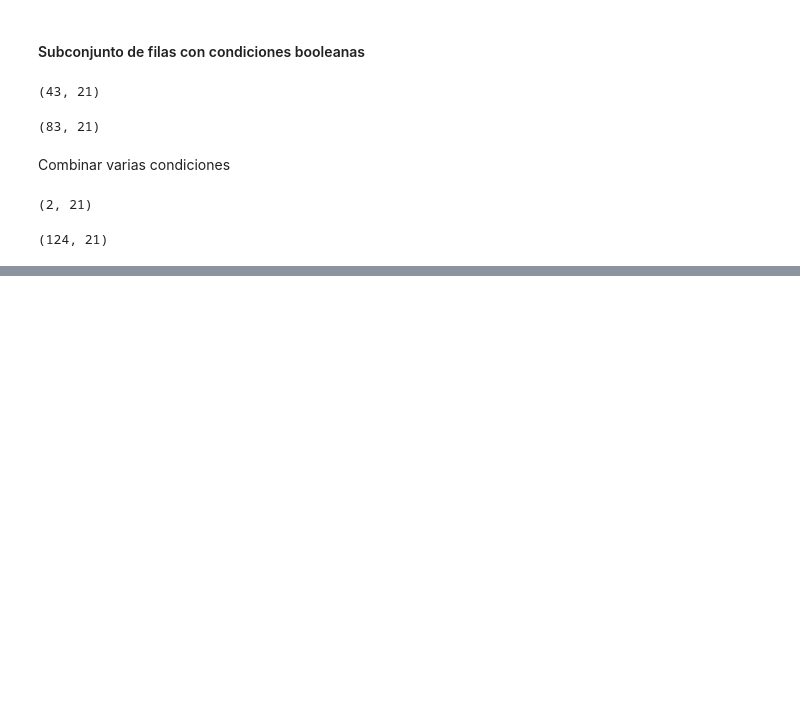
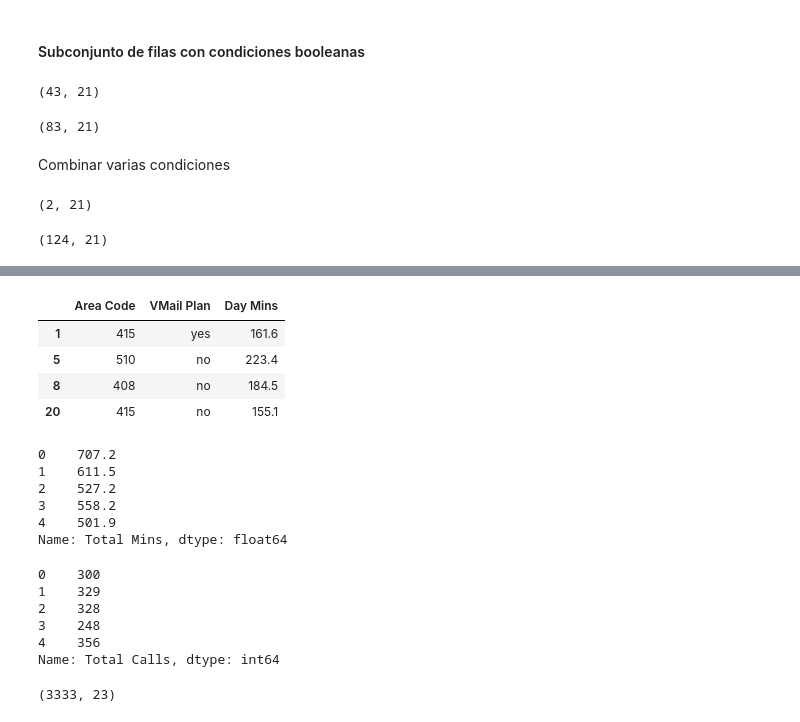
Before and after one commit to SPoVi/DataScience_Python, a Jupyter notebook: notebooks/T2 - Data Cleaning/T2 - 1 - Data Cleaning - Data Wrangling - Jupyter.ipynb, the cells around one changed output, grey strips where cells are left out. Saved outputs shown, nothing was run; the diff lists cells and outputs as text; code cells hidden in the pictures; blank space fills up the shorter version.

```diff
--- a/notebooks/T2 - Data Cleaning/T2 - 1 - Data Cleaning - Data Wrangling - Jupyter.ipynb
+++ b/notebooks/T2 - Data Cleaning/T2 - 1 - Data Cleaning - Data Wrangling - Jupyter.ipynb
@@ -208,0 +251,9 @@ data4.shape
+# %%
+# Cuando sabes las filas pero no las columnas
+data.loc[[1,5,8,20], ["Area Code", "VMail Plan", "Day Mins"]]
+# %% [output]
+|  | Area Code | VMail Plan | Day Mins |
+| 1 | 415 | yes | 161.6 |
+| 5 | 510 | no | 223.4 |
+| 8 | 408 | no | 184.5 |
+| 20 | 415 | no | 155.1 |
@@ -208,0 +263,9 @@ data4.shape
+# %%
+data["Total Mins"].head()
+# %% [output]
+0    707.2
+1    611.5
+2    527.2
+3    558.2
+4    501.9
+Name: Total Mins, dtype: float64
@@ -208,0 +274,14 @@ data4.shape
+# %%
+data["Total Calls"].head()
+# %% [output]
+0    300
+1    329
+2    328
+3    248
+4    356
+Name: Total Calls, dtype: int64
+# %%
+# Hemos creado dos columnas nuevas. Pasamos de 21 cols a 23.
+data.shape
+# %% [output]
+(3333, 23)
```
Also changed, not shown: parts of 25 cells of this notebook.
